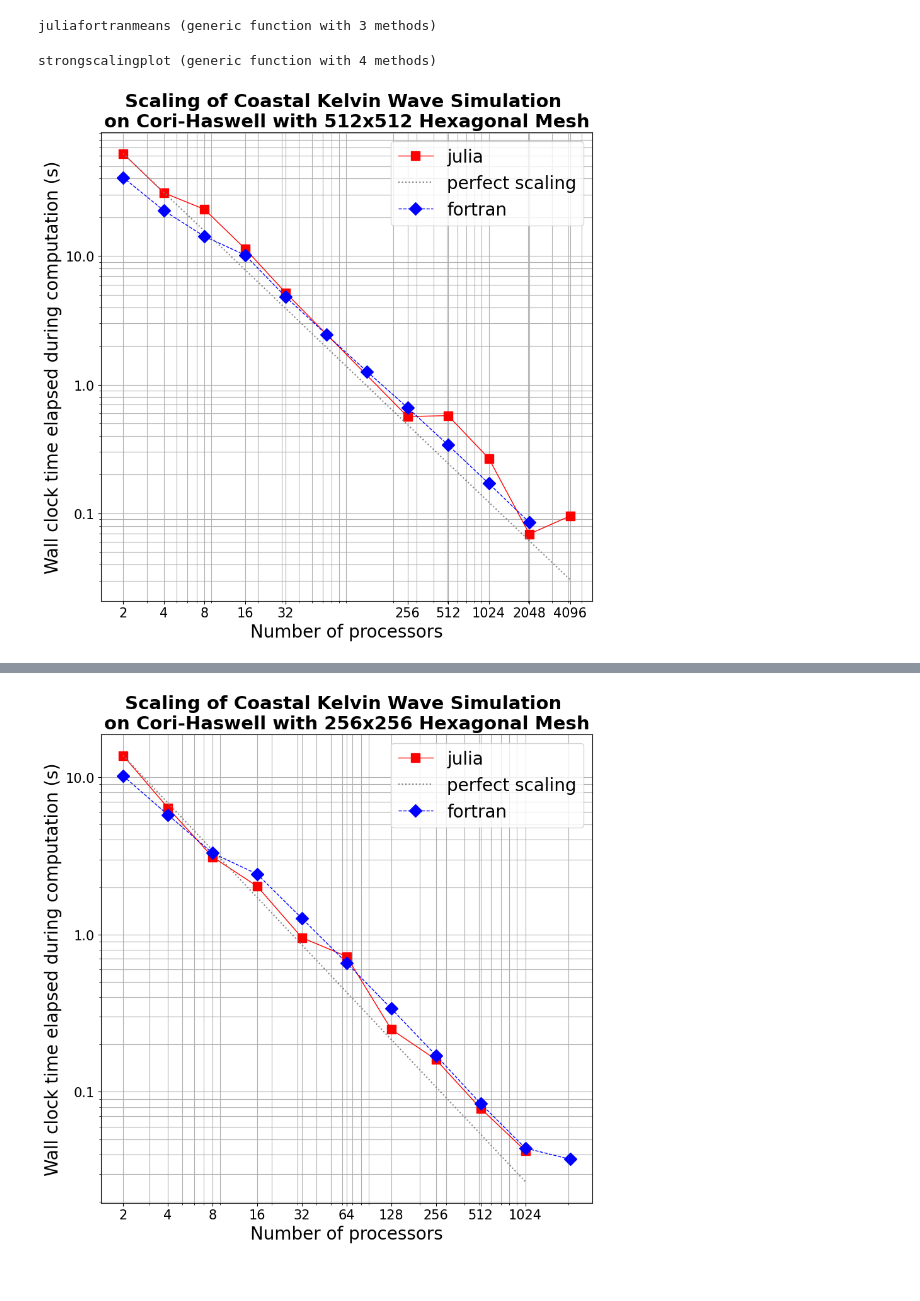
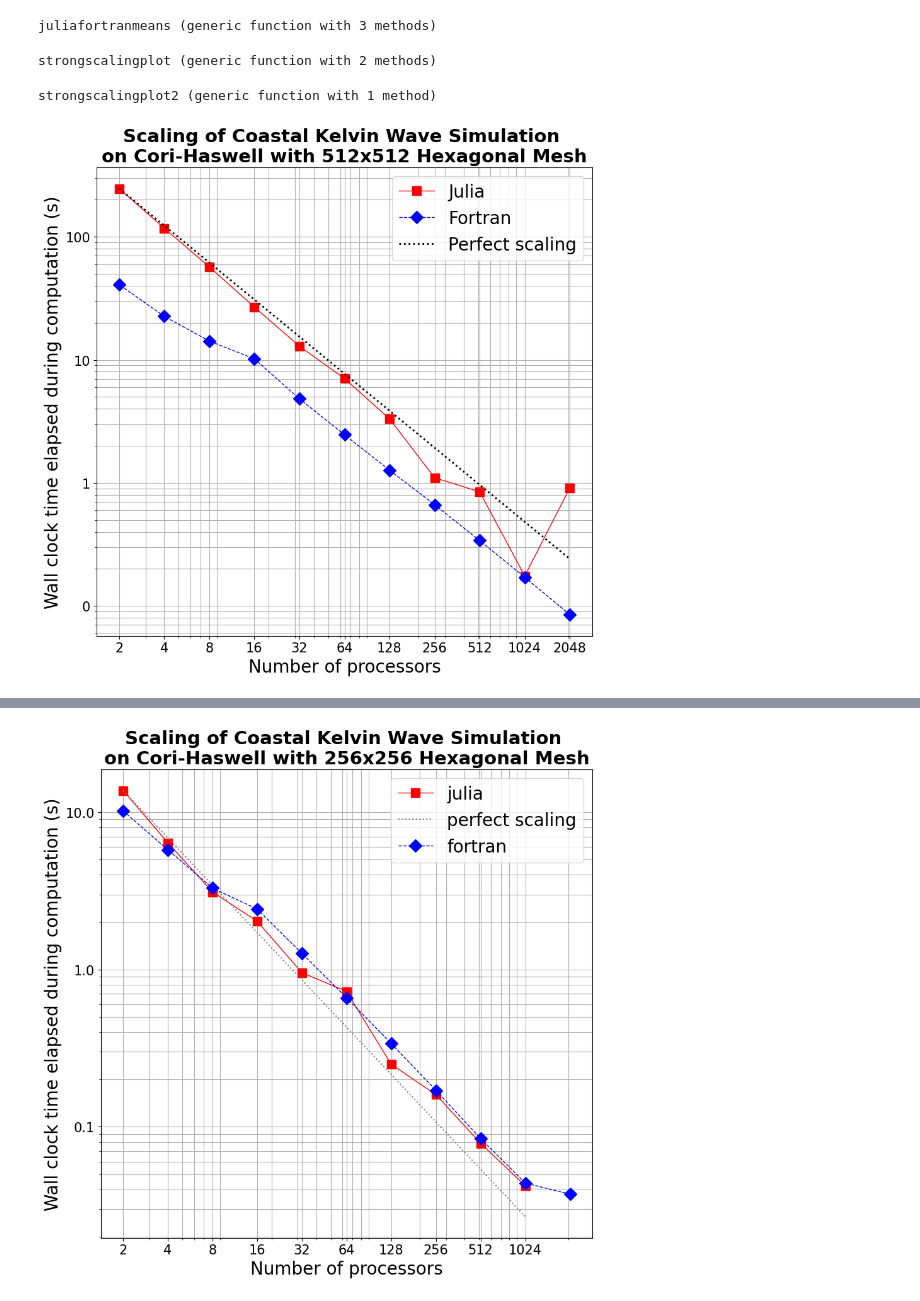
Before and after one commit to robertstrauss/MPAS_Ocean_Julia, a Jupyter notebook: output/kelvinwave/performanceplots.ipynb, the cells around one changed output, grey strips where cells are left out. Saved outputs shown, nothing was run; the diff lists cells and outputs as text; code cells hidden in the pictures.

Commit message:
made scaling plots for 32 cores per node data, with sim mpi split versions, serial test case script

```diff
--- a/output/kelvinwave/performanceplots.ipynb
+++ b/output/kelvinwave/performanceplots.ipynb
@@ -38,7 +38,7 @@ end
 # %% [output]
 juliafortranmeans (generic function with 3 methods)
 # %%
-function strongscalingplot(juliameans, juliaprocs, fortranmeans, fortranprocs, nCellsX, juliastd)
+function strongscalingplot(juliameans, juliaprocs, fortranmeans, fortranprocs, nCellsX)
 
     perfectjulia = juliameans[1] * juliaprocs[1] ./ juliaprocs
 
@@ -49,10 +49,9 @@ function strongscalingplot(juliameans, juliaprocs, fortranmeans, fortranprocs, n
     labelfontsize = 20
 
     fig, ax = plt.subplots(figsize=(9,9))
-    ax.loglog(juliaprocs, juliameans, label="julia", linewidth=linewidth,linestyle="-",color="red",marker="s",markersize=markersize)
-    ax.errorbar(juliaprocs, juliastd)
-    ax.loglog(juliaprocs, perfectjulia, label="perfect scaling", linestyle=":", color="grey")
-    ax.loglog(fortranprocs, fortranmeans, label="fortran", linewidth=linewidth,linestyle="--",color="blue",marker="D",markersize=markersize)
+    ax.loglog(juliaprocs, juliameans, label="Julia", linewidth=linewidth,linestyle="-",color="red",marker="s",markersize=markersize)
+    ax.loglog(fortranprocs, fortranmeans, label="Fortran", linewidth=linewidth,linestyle="--",color="blue",marker="D",markersize=markersize)
+    ax.loglog(juliaprocs, perfectjulia, label="Perfect scaling", linestyle=":", color="black", linewidth=2)
 
 
     ax.set_xticks(juliaprocs)
@@ -70,16 +69,52 @@ function strongscalingplot(juliameans, juliaprocs, fortranmeans, fortranprocs, n
     plt.tight_layout()
 
     return fig, ax
-end
+endf
 # %% [output]
-strongscalingplot (generic function with 4 methods)
+strongscalingplot (generic function with 2 methods)
-# %%
-jt1, jp1, _, _, juliafn1, _ = juliafortranmeans(512, 1024)
-jt4, jp4, ft, fp, juliafn4, fortranfn4 = juliafortranmeans(512, 4096, 2048)
-splice = 5
-jt = vcat(jt1[1:end-splice], jt4)
-jp = vcat(jp1[1:end-splice], jp4)
-fig, ax = strongscalingplot(jt, jp, ft, fp, 512)
-fig.savefig("$(juliafn4)_scaling512x.png")
-# %% [output]
-[figure, removed]
+# %%
+function strongscalingplot2(julia1, julia2, juliaprocs, fortran1, fortran2, fortranprocs, nCellsX)
+
+    perfectjulia = (julia2[1] + julia1[1]) * juliaprocs[1] ./ juliaprocs
+
+    linewidth = 1
+    linestyle = "-"
+    markersize = 10
+    tickfontsize = 15
+    labelfontsize = 20
+
+    fig, ax = plt.subplots(figsize=(9,9))
+    ax.loglog(juliaprocs, julia1, label="Julia computation", linewidth=linewidth,linestyle="-",color="red",marker="s",markersize=markersize)
+    ax.loglog(fortranprocs, fortran1, label="Fortran computation", linewidth=linewidth,linestyle="-",color="blue",marker="D",markersize=markersize)
+
+    ax.loglog(juliaprocs, julia2, label="Julia communication", linewidth=linewidth,linestyle="--",color="red",marker="o",markersize=markersize)
+    ax.loglog(fortranprocs, fortran2, label="Fortran commnication", linewidth=linewidth,linestyle="--",color="blue",marker="X",markersize=markersize)
+
+    ax.loglog(juliaprocs, perfectjulia, label="Perfect scaling", linestyle=":", color="black", linewidth=2)
+
+
+    ax.set_xticks(juliaprocs)
+    ax.tick_params(axis="x", labelsize=tickfontsize)
+    ax.tick_params(axis="y", labelsize=tickfontsize)
+    ax.get_xaxis().set_major_formatter(matplotlib.ticker.ScalarFormatter())
+    ax.get_yaxis().set_major_formatter(matplotlib.ticker.ScalarFormatter())
+
+    ax.set_xlabel("Number of processors", fontsize=labelfontsize)
+    ax.set_ylabel("Wall clock time elapsed during computation (s)", fontsize=labelfontsize)
+    ax.set_title("Scaling of Coastal Kelvin Wave Simulation \non Cori-Haswell with $(nCellsX)x$(nCellsX) Hexagonal Mesh", fontsize=21, fontweight="bold")
+    ax.legend(loc="upper right", fontsize=labelfontsize)
+
+    ax.grid(which="both")
+    plt.tight_layout()
+
+    return fig, ax
+end
+# %% [output]
+strongscalingplot2 (generic function with 1 method)
+# %%
+nCellsX = 512
+jt, jp, ft, fp, juliafn, fortranfn = juliafortranmeans(nCellsX, 2048, 2048)
+fig, ax = strongscalingplot(jt, jp, ft, fp, nCellsX)
+fig.savefig("$(juliafn)_scaling$(nCellsX)x.png")
+# %% [output]
+[figure, added]
```
Also changed, not shown: parts of 11 cells of this notebook, 16 other files.
